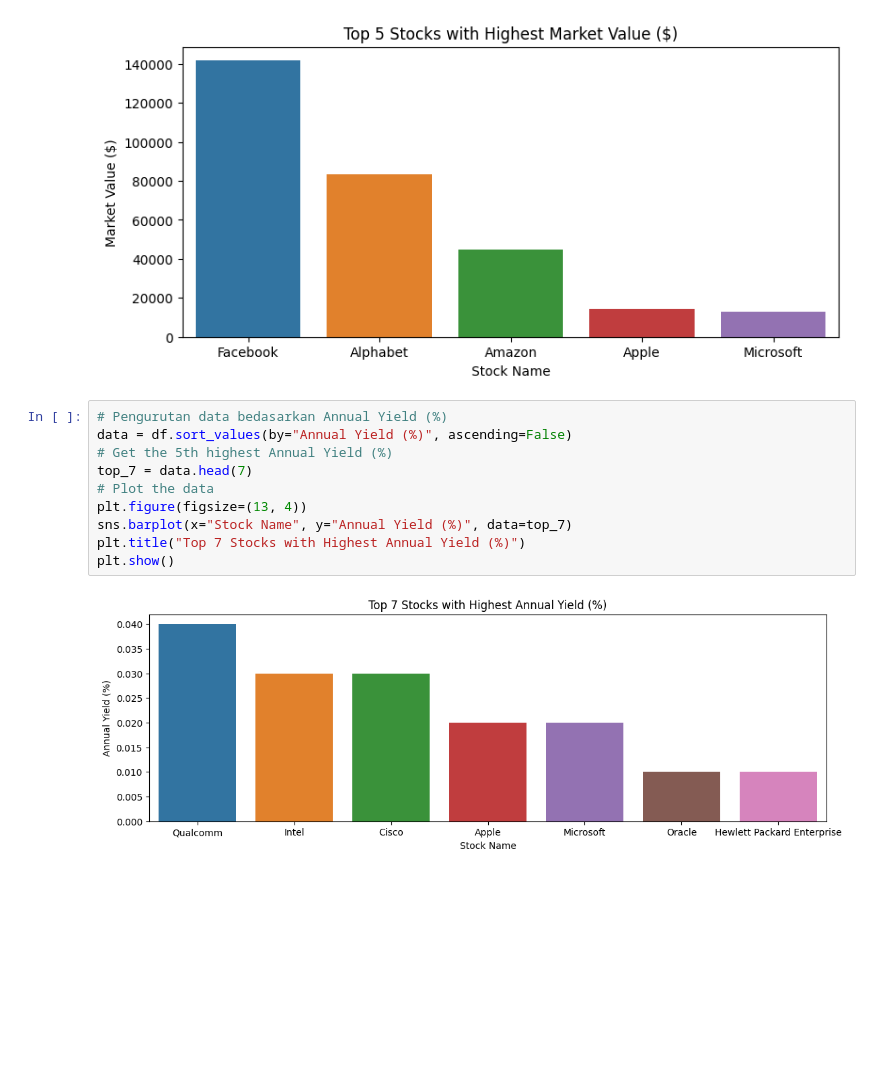
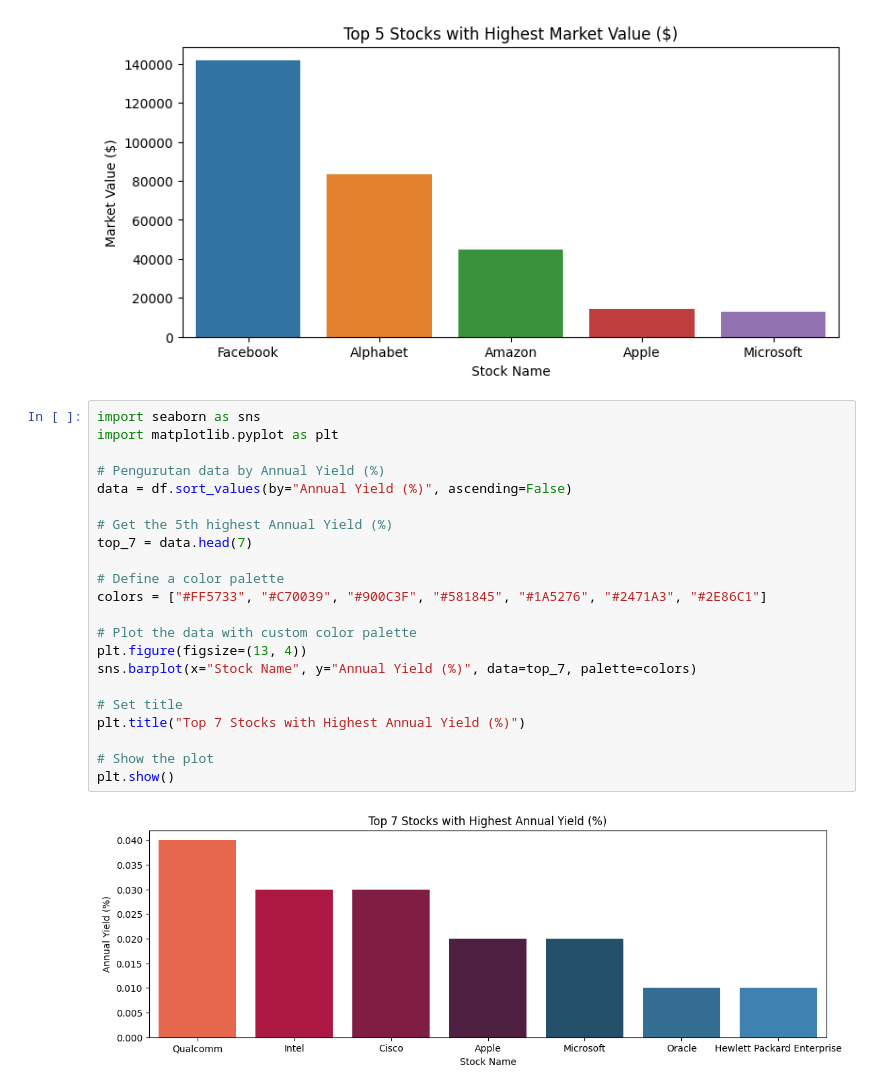
Before and after one commit to Irukandjie/UAS-Komputer-Grafis-G.211.21.0087, a Jupyter notebook: UAS_VisualisasiDataSeaborn_G_211_21_0087.ipynb, the cells around one changed output. Drawn from its saved outputs; the diff is of its cells as text; blank space fills up the shorter version.

```diff
--- a/UAS_VisualisasiDataSeaborn_G_211_21_0087.ipynb
+++ b/UAS_VisualisasiDataSeaborn_G_211_21_0087.ipynb
@@ -78,14 +78,26 @@ plt.show()
 # %% [output]
 [figure]
 # %%
-# Pengurutan data bedasarkan Annual Yield (%)
+import seaborn as sns
+import matplotlib.pyplot as plt
+
+# Pengurutan data by Annual Yield (%)
 data = df.sort_values(by="Annual Yield (%)", ascending=False)
+
 # Get the 5th highest Annual Yield (%)
 top_7 = data.head(7)
-# Plot the data
+
+# Define a color palette
+colors = ["#FF5733", "#C70039", "#900C3F", "#581845", "#1A5276", "#2471A3", "#2E86C1"]
+
+# Plot the data with custom color palette
 plt.figure(figsize=(13, 4))
-sns.barplot(x="Stock Name", y="Annual Yield (%)", data=top_7)
+sns.barplot(x="Stock Name", y="Annual Yield (%)", data=top_7, palette=colors)
+
+# Set title
 plt.title("Top 7 Stocks with Highest Annual Yield (%)")
+
+# Show the plot
 plt.show()
 # %% [output]
-[figure, old version]
+[figure, new version]
```
Also changed, not shown: parts of 1 cell of this notebook.
